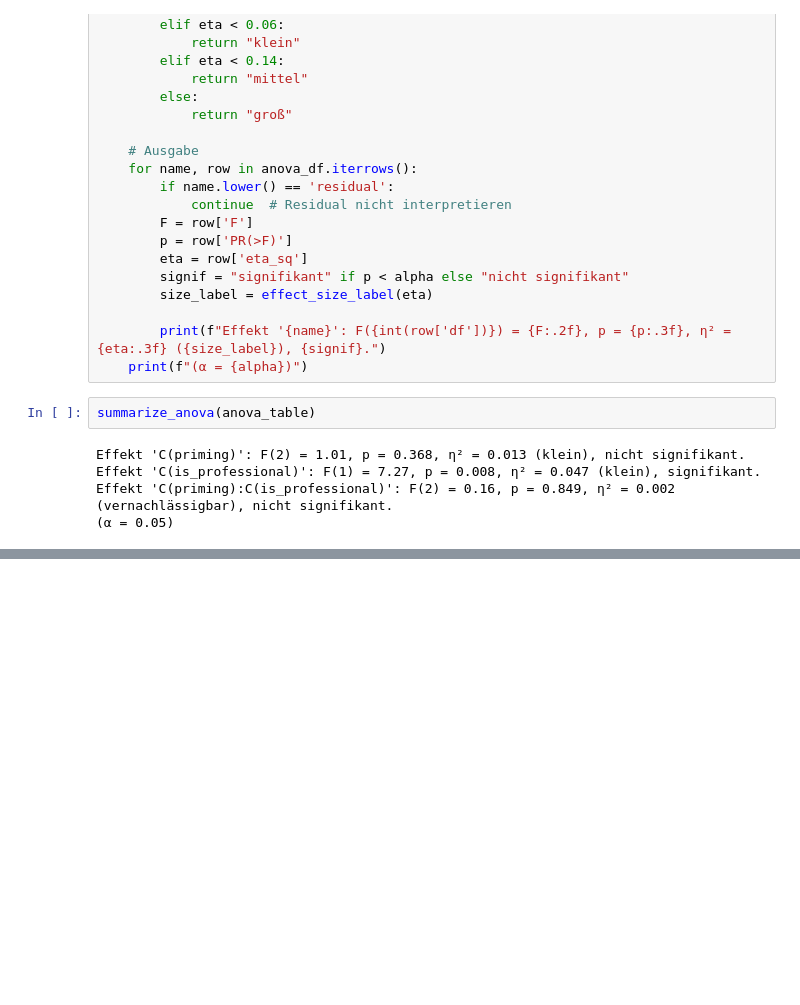
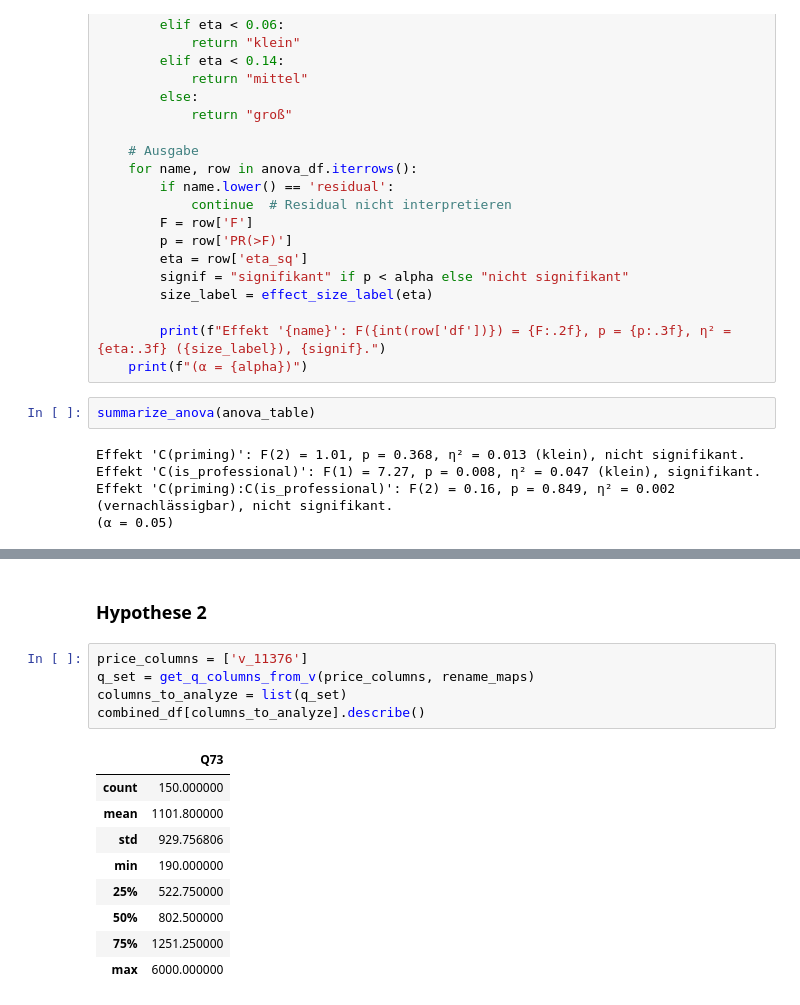
Before and after one commit to jkleinau/Datenanalyse, a Jupyter notebook: main.ipynb, the cells around one changed output, grey strips where cells are left out. Saved outputs shown, nothing was run; the diff lists cells and outputs as text; blank space fills up the shorter version.

```diff
--- a/main.ipynb
+++ b/main.ipynb
@@ -529,0 +532,17 @@ The `errwidth` parameter is deprecated. And will be removed in v0.15.0. Pass `er
+# %% [markdown]
+### Hypothese 2
+# %%
+price_columns = ['v_11376']
+q_set = get_q_columns_from_v(price_columns, rename_maps)
+columns_to_analyze = list(q_set)
+combined_df[columns_to_analyze].describe()
+# %% [output]
+|  | Q73 |
+| count | 150.000000 |
+| mean | 1101.800000 |
+| std | 929.756806 |
+| min | 190.000000 |
+| 25% | 522.750000 |
+| 50% | 802.500000 |
+| 75% | 1251.250000 |
+| max | 6000.000000 |
```
Also changed, not shown: parts of 7 cells of this notebook.
